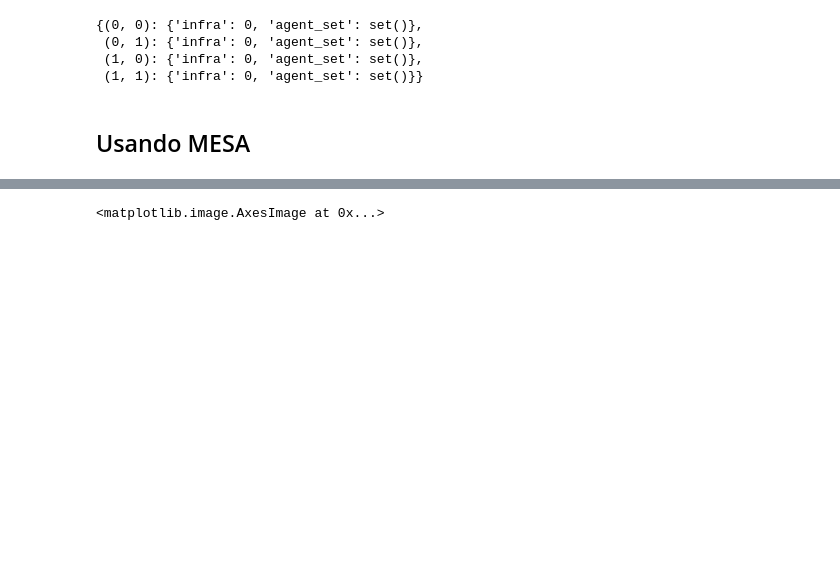
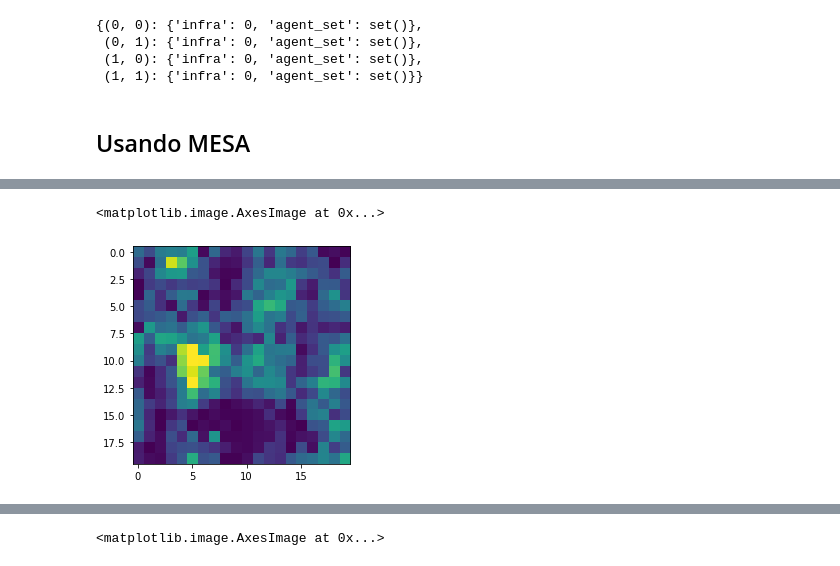
Before and after one commit to pedroteche-ih/ABM_URBANO, a Jupyter notebook: modelo.ipynb, the cells around one changed output, grey strips where cells are left out. Drawn from its saved outputs; the diff is of its cells as text; code cells hidden in the pictures; blank space fills up the shorter version.

```diff
--- a/modelo.ipynb
+++ b/modelo.ipynb
@@ -407,3 +454,8 @@ ax[2,2].hist(infra_matrix.ravel());
+# %%
+plt.imshow(infra_matrix)
+# %% [output]
+<matplotlib.image.AxesImage at 0x...>
+[figure, added]
 # %%
 resultado = ab.return_agent_matrix()
 thresh = ab.return_agent_thresh()
```
Also changed, not shown: parts of 6 cells of this notebook.
